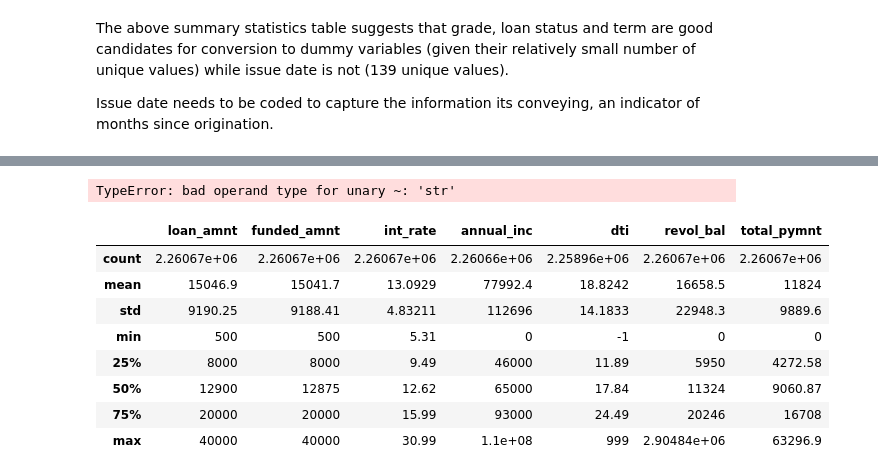
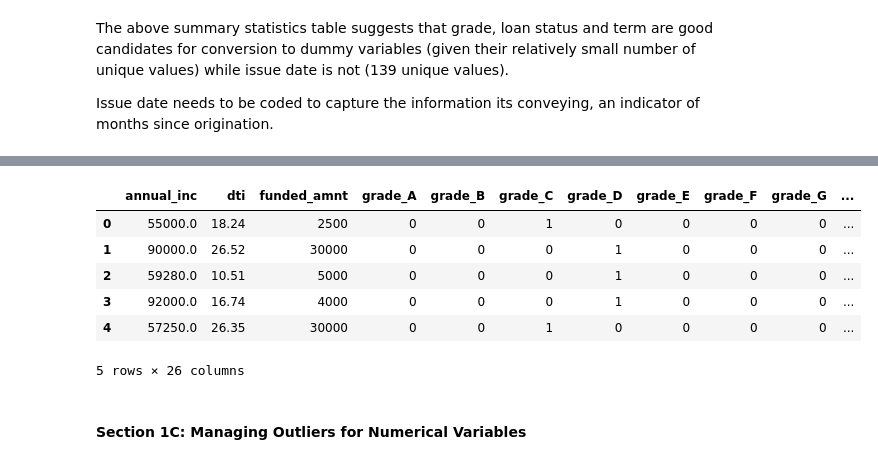
Before and after one commit to oarif100/Lending-Club-Case-Study, a Jupyter notebook: Lending Club Case Study.ipynb, the cells around one changed output, grey strips where cells are left out. Drawn from its saved outputs; the diff is of its cells as text; code cells hidden in the pictures.

```diff
--- a/Lending Club Case Study.ipynb
+++ b/Lending Club Case Study.ipynb
@@ -113,7 +116,8 @@ The above summary statistics table suggests that grade, loan status and term are
 Issue date needs to be coded to capture the information its conveying, an indicator of months since origination.
 # %%
 # code grade, loan status and term as dummies
-filtered_loan_data_cat_fix_1 = pd.get_dummies(filtered_loan_data_no_missing, columns = ['grade', 'loan_status', 'term'], drop_first = True)
+# in our logistic regression model we will have n-1 dummies for n categories but keep n for now for visualization purposes
+filtered_loan_data_cat_fix_1 = pd.get_dummies(filtered_loan_data_no_missing, columns = ['grade', 'loan_status', 'term'])
 # %%
 filtered_loan_data_cat_fix_1.columns.values
 # %% [output]
@@ -276,17 +133,0 @@ categorical_columns
-# %%
-filtered_loan_data._get_numeric_data().columns.values
-# %% [output]
-TypeError: bad operand type for unary ~: 'str'
-# %%
-# quick summary statistics
-filtered_loan_data.describe().apply(lambda s: s.apply(lambda x: format(x, 'g')))
-# %% [output]
-|  | loan_amnt | funded_amnt | int_rate | annual_inc | dti | revol_bal | total_pymnt |
-| count | 2.26067e+06 | 2.26067e+06 | 2.26067e+06 | 2.26066e+06 | 2.25896e+06 | 2.26067e+06 | 2.26067e+06 |
-| mean | 15046.9 | 15041.7 | 13.0929 | 77992.4 | 18.8242 | 16658.5 | 11824 |
-| std | 9190.25 | 9188.41 | 4.83211 | 112696 | 14.1833 | 22948.3 | 9889.6 |
-| min | 500 | 500 | 5.31 | 0 | -1 | 0 | 0 |
-| 25% | 8000 | 8000 | 9.49 | 46000 | 11.89 | 5950 | 4272.58 |
-| 50% | 12900 | 12875 | 12.62 | 65000 | 17.84 | 11324 | 9060.87 |
-| 75% | 20000 | 20000 | 15.99 | 93000 | 24.49 | 20246 | 16708 |
-| max | 40000 | 40000 | 30.99 | 1.1e+08 | 999 | 2.90484e+06 | 63296.9 |
@@ -292,0 +142,14 @@ filtered_loan_data.describe().apply(lambda s: s.apply(lambda x: format(x, 'g')))
+# %%
+# we don't need issue_d anymore
+filtered_loan_data_cat_fixed = filtered_loan_data_cat_fix_1[filtered_loan_data_cat_fix_1.columns.difference(['issue_d', 'issue_d_clean'])]
+filtered_loan_data_cat_fixed.head()
+# %% [output]
+|  | annual_inc | dti | funded_amnt | grade_A | grade_B | grade_C | grade_D | grade_E | grade_F | grade_G | ... |
+| 0 | 55000.0 | 18.24 | 2500 | 0 | 0 | 1 | 0 | 0 | 0 | 0 | ... |
+| 1 | 90000.0 | 26.52 | 30000 | 0 | 0 | 0 | 1 | 0 | 0 | 0 | ... |
+| 2 | 59280.0 | 10.51 | 5000 | 0 | 0 | 0 | 1 | 0 | 0 | 0 | ... |
+| 3 | 92000.0 | 16.74 | 4000 | 0 | 0 | 0 | 1 | 0 | 0 | 0 | ... |
+| 4 | 57250.0 | 26.35 | 30000 | 0 | 0 | 1 | 0 | 0 | 0 | 0 | ... |
+5 rows × 26 columns
+# %% [markdown]
+#### Section 1C: Managing Outliers for Numerical Variables
```
Also changed, not shown: parts of 42 cells of this notebook.
